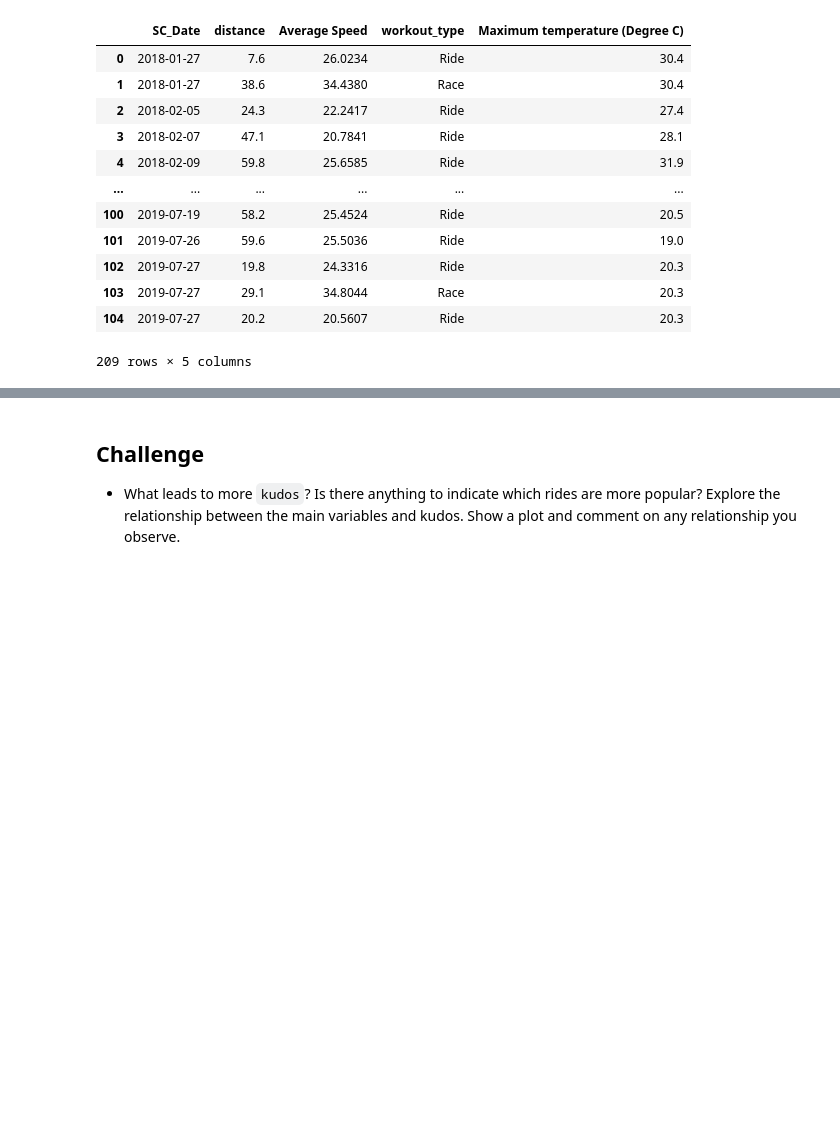
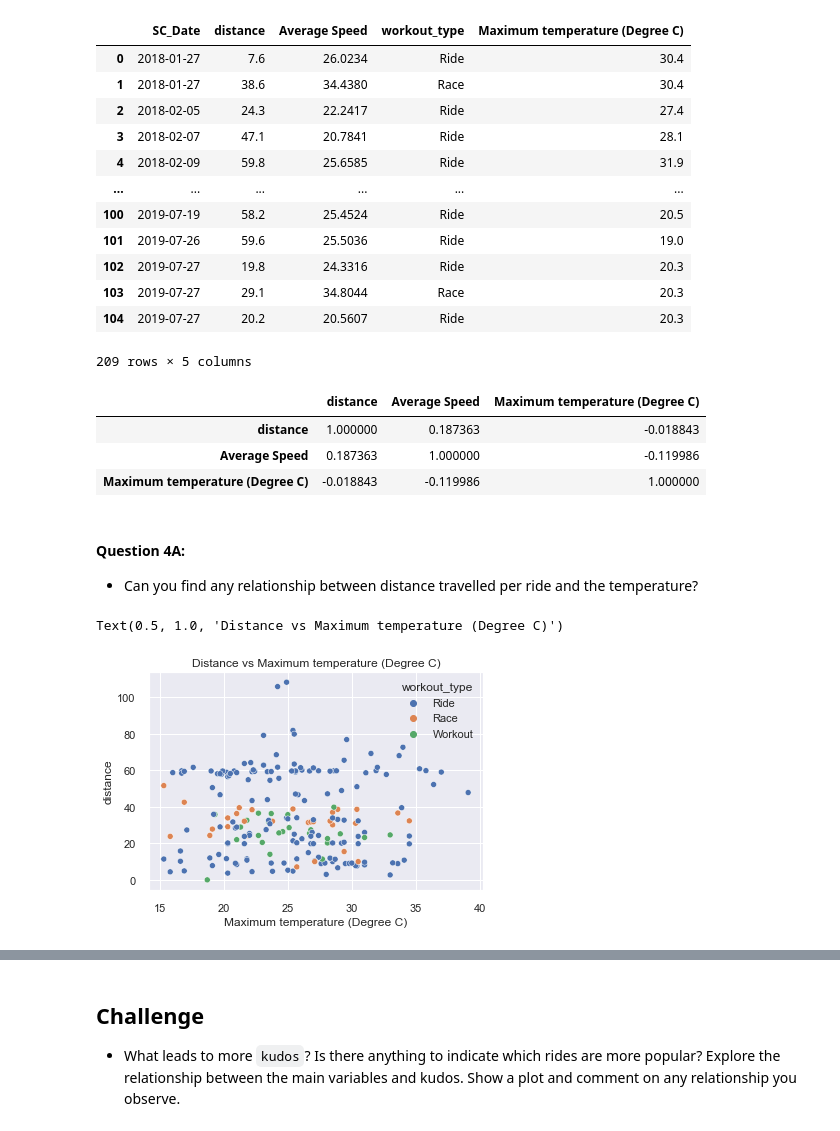
Before and after one commit to mona-piya/DS-portfolio-s1-2021-MonaMunegan, a Jupyter notebook: Portfolio 1.ipynb, the cells around one changed output, grey strips where cells are left out. Cells and saved outputs as stored; diff of their text form; code cells hidden in the pictures; blank space fills up the shorter version.

```diff
--- a/Portfolio 1.ipynb
+++ b/Portfolio 1.ipynb
@@ -627,3 +591,21 @@ result_w
 | 103 | 2019-07-27 | 29.1 | 34.8044 | Race | 20.3 |
 | 104 | 2019-07-27 | 20.2 | 20.5607 | Ride | 20.3 |
 209 rows × 5 columns
+# %%
+#Check correlation
+SC_weather.corr()
+# %% [output]
+|  | distance | Average Speed | Maximum temperature (Degree C) |
+| distance | 1.000000 | 0.187363 | -0.018843 |
+| Average Speed | 0.187363 | 1.000000 | -0.119986 |
+| Maximum temperature (Degree C) | -0.018843 | -0.119986 | 1.000000 |
+# %% [markdown]
+#### Question 4A:
+
+* Can you find any relationship between distance travelled per ride and the temperature?
+# %%
+#distance travelled per ride and the temperature (on the three categories: Race, Workout and Ride)
+sns.scatterplot(x='Maximum temperature (Degree C)', y = 'distance', hue='workout_type', data = SC_weather).set_title('Distance vs Maximum temperature (Degree C)')
+# %% [output]
+Text(0.5, 1.0, 'Distance vs Maximum temperature (Degree C)')
+[figure, added]
```
Also changed, not shown: parts of 23 cells of this notebook.
